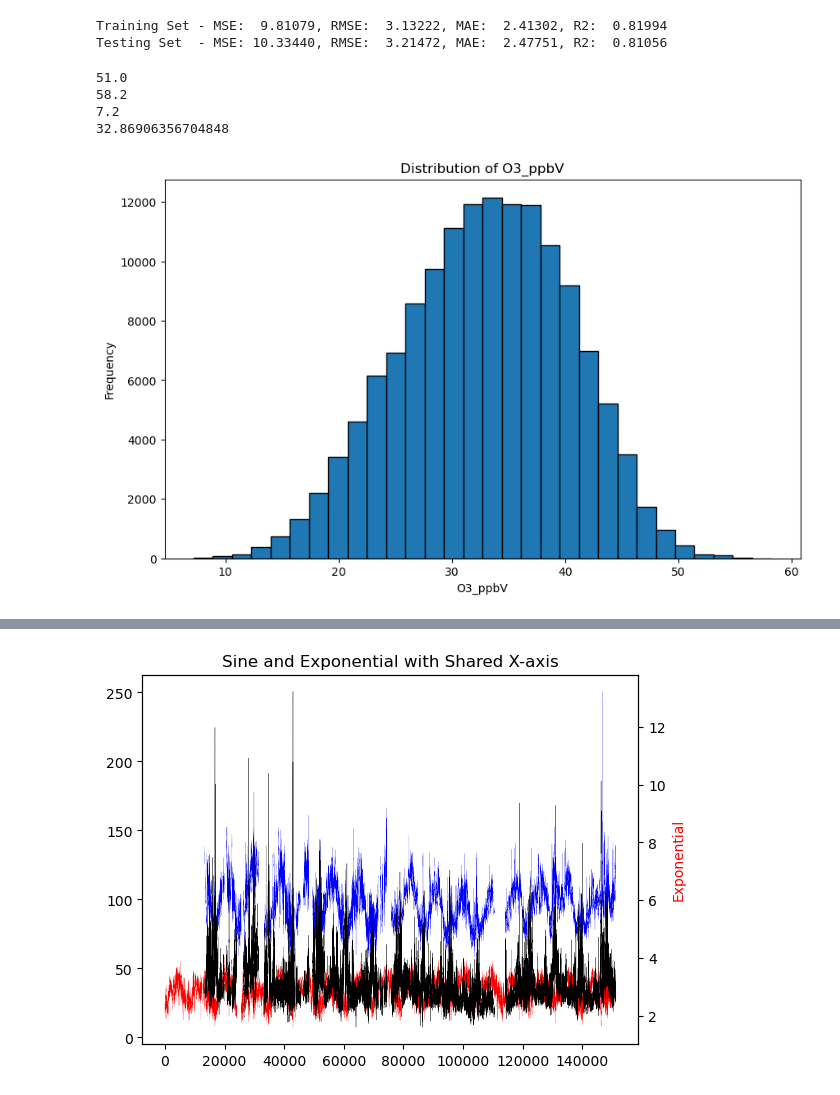
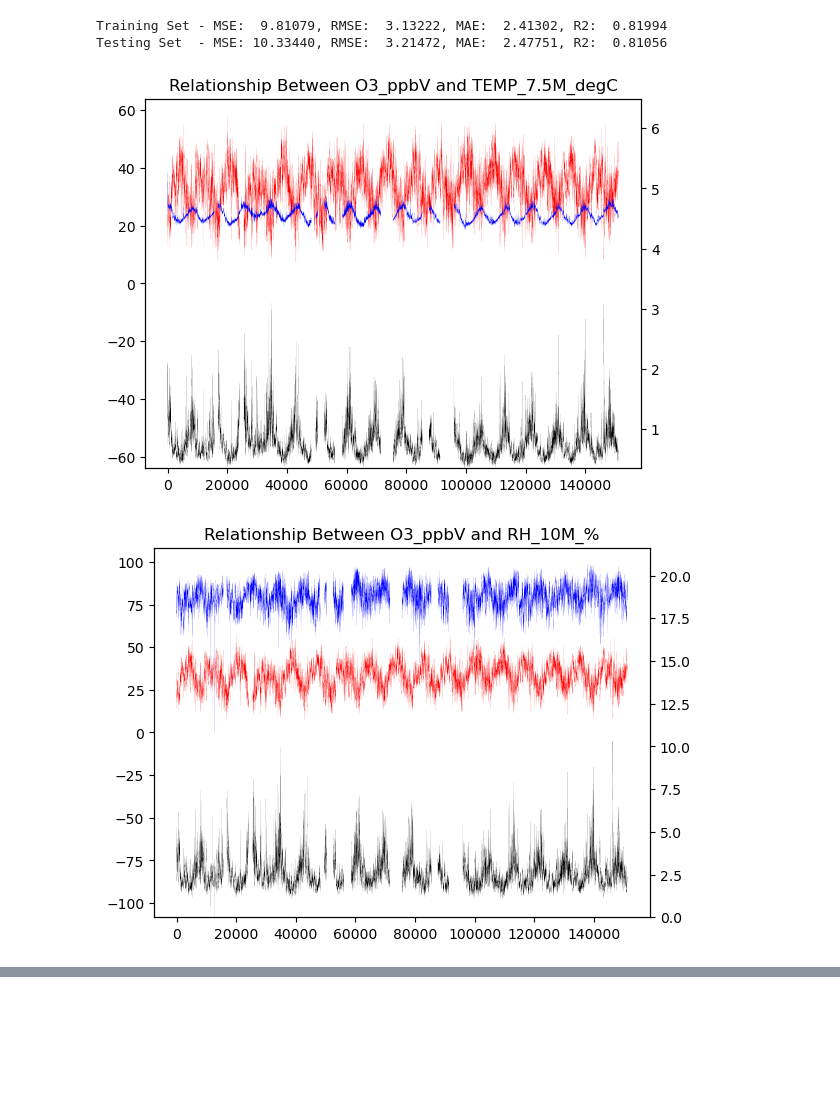
Before and after one commit to Callummmmmmm/ML-Project, a Jupyter notebook: Code/testing.ipynb, the cells around one changed output, grey strips where cells are left out. Cells and saved outputs as stored; diff of their text form; code cells hidden in the pictures; blank space fills up the shorter version.

```diff
--- a/Code/testing.ipynb
+++ b/Code/testing.ipynb
@@ -41,27 +56,8 @@ HGBR(time_df, 'O3_ppbV', False, True)
 # %% [output]
 Training Set - MSE:  9.81079, RMSE:  3.13222, MAE:  2.41302, R2:  0.81994
 Testing Set  - MSE: 10.33440, RMSE:  3.21472, MAE:  2.47751, R2:  0.81056
-# %%
-range_O3 = time_df['O3_ppbV'].max() - time_df['O3_ppbV'].min()
-print(range_O3)
-print(time_df['O3_ppbV'].max())
-print(time_df['O3_ppbV'].min())
-print(time_df['O3_ppbV'].mean())
-# %% [output]
-51.0
-58.2
-7.2
-32.86906356704848
-# %%
-plt.figure(figsize=(10, 6))
-plt.hist(time_df['O3_ppbV'], bins=30, edgecolor='black')
-
-plt.title('Distribution of O3_ppbV')
-plt.xlabel('O3_ppbV')
-plt.ylabel('Frequency')
-
-plt.show()
-# %% [output]
-[figure, removed]
 # %%
-time_series(clean_df, 'O3_ppbV', 5)
+time_series1(clean_df, 'O3_ppbV', 1)
+# %% [output]
+[figure, added]
+[figure, added]
@@ -68,23 +66,0 @@ time_series(clean_df, 'O3_ppbV', 5)
-# %%
-imp_var_df = HGBR_shap(clean_df, 'O3_ppbV', 5)
-exc_var_df = imp_var_df.drop(columns = ['O3_ppbV'])
-#display(imp_var_df)
-#display(exc_var_df)
-
-fig, ax1 = plt.subplots()
-
-# Plot on the first y-axis
-ax1.plot(imp_var_df['O3_ppbV'].values, 'r-', linewidth=0.1)
-ax1.plot(exc_var_df['CO_ppbV'].values, 'b-', linewidth=0.1)
-
-b = exc_var_df['CO_ppbV']/imp_var_df['O3_ppbV']
-
-# Create a twin y-axis
-ax2 = ax1.twinx()
-ax2.plot(b.values, color = 'black', linewidth=0.2)
-ax2.set_ylabel('Exponential', color='r')
-
-plt.title("Sine and Exponential with Shared X-axis")
-plt.show()
-# %% [output]
-[figure, removed]
```
Also changed, not shown: parts of 3 cells of this notebook, 4 other files.
